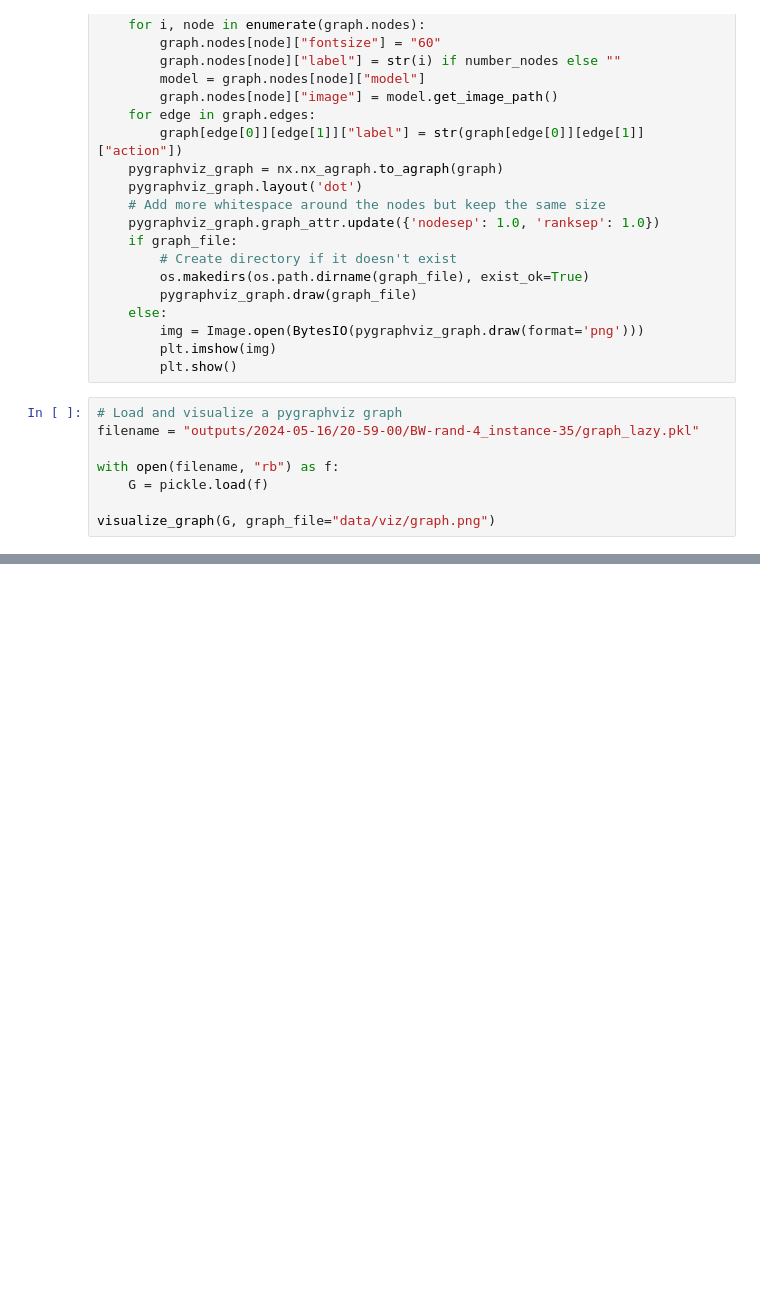
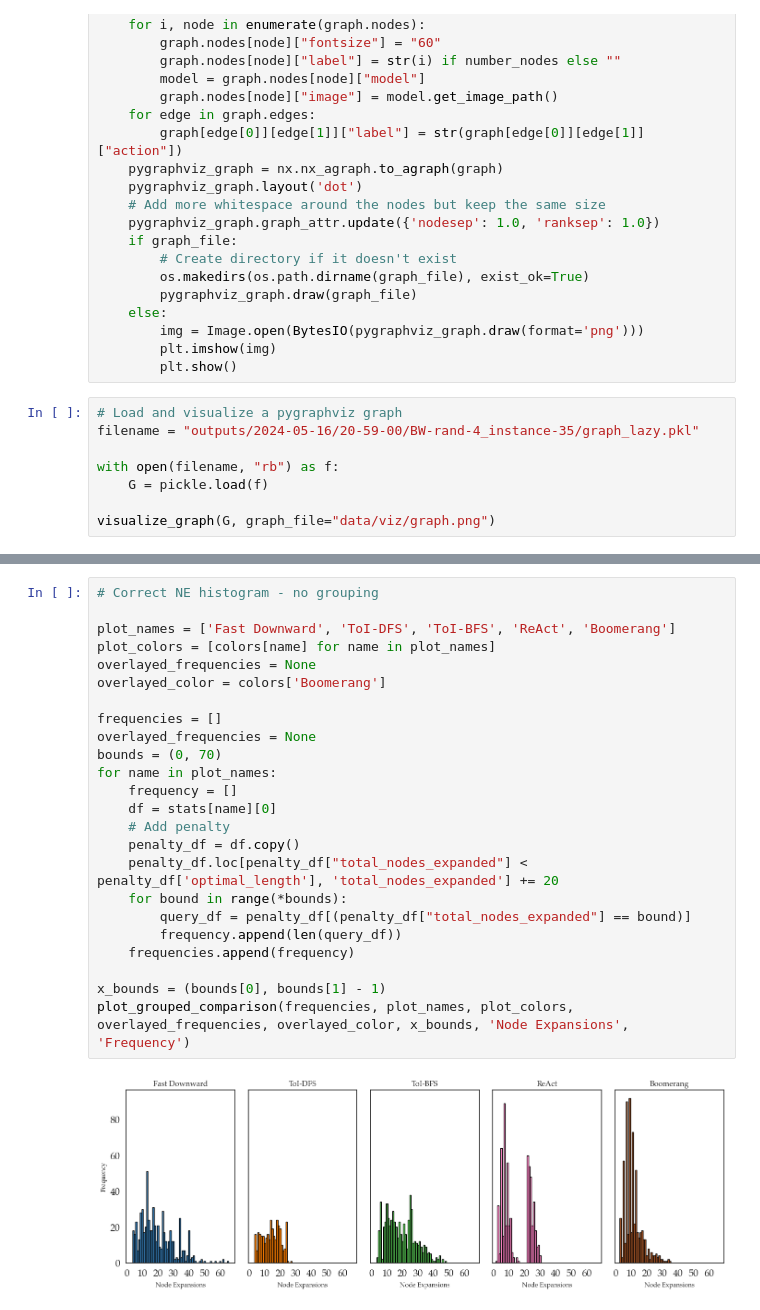
Before and after one commit to portal-cornell/llms-for-planning, a Jupyter notebook: viz_notebook.ipynb, the cells around one changed output, grey strips where cells are left out. Drawn from its saved outputs; the diff is of its cells as text; blank space fills up the shorter version.

```diff
--- a/viz_notebook.ipynb
+++ b/viz_notebook.ipynb
@@ -317 +344,27 @@ Average Edges Expanded: 8.956947162426614
+# %%
+# Correct NE histogram - no grouping
+
+plot_names = ['Fast Downward', 'ToI-DFS', 'ToI-BFS', 'ReAct', 'Boomerang']
+plot_colors = [colors[name] for name in plot_names]
+overlayed_frequencies = None
+overlayed_color = colors['Boomerang']
+
+frequencies = []
+overlayed_frequencies = None
+bounds = (0, 70)
+for name in plot_names:
+    frequency = []
+    df = stats[name][0]
+    # Add penalty
+    penalty_df = df.copy()
+    penalty_df.loc[penalty_df["total_nodes_expanded"] < penalty_df['optimal_length'], 'total_nodes_expanded'] += 20
+    for bound in range(*bounds):
+        query_df = penalty_df[(penalty_df["total_nodes_expanded"] == bound)]
+        frequency.append(len(query_df))
+    frequencies.append(frequency)
+
+x_bounds = (bounds[0], bounds[1] - 1)
+plot_grouped_comparison(frequencies, plot_names, plot_colors, overlayed_frequencies, overlayed_color, x_bounds, 'Node Expansions', 'Frequency')
+# %% [output]
+[figure, added]
 # %%
```
Also changed, not shown: parts of 11 cells of this notebook.
